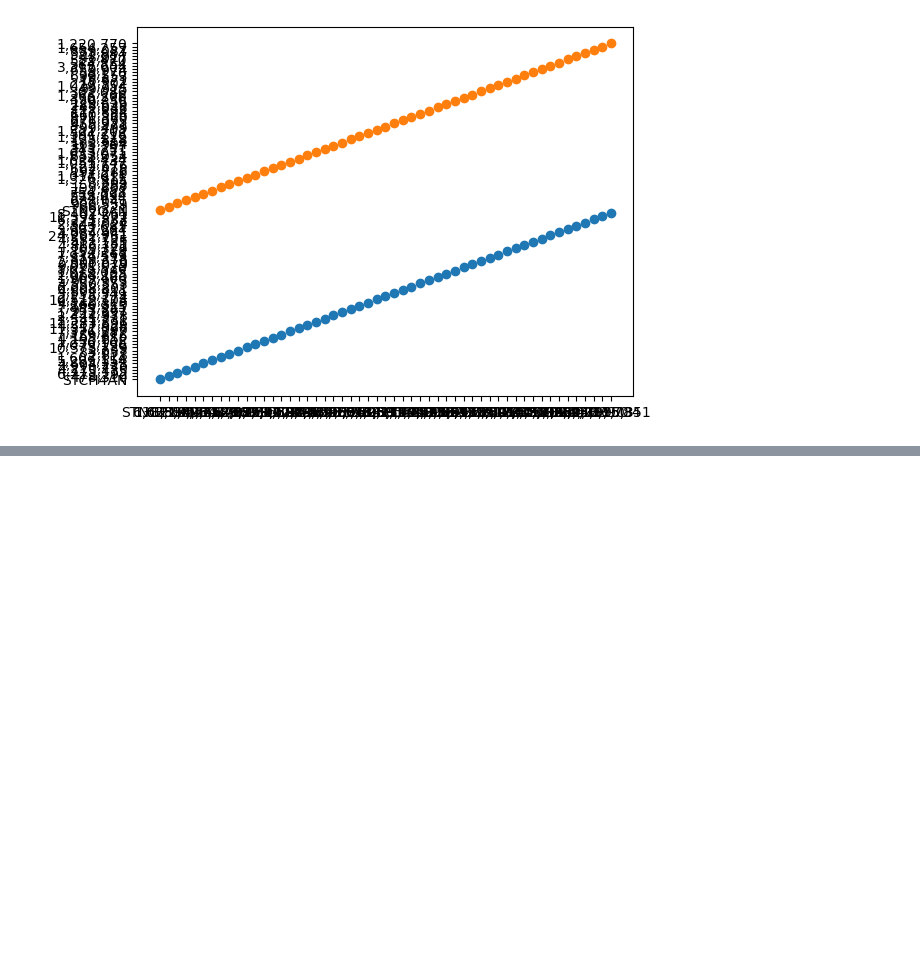
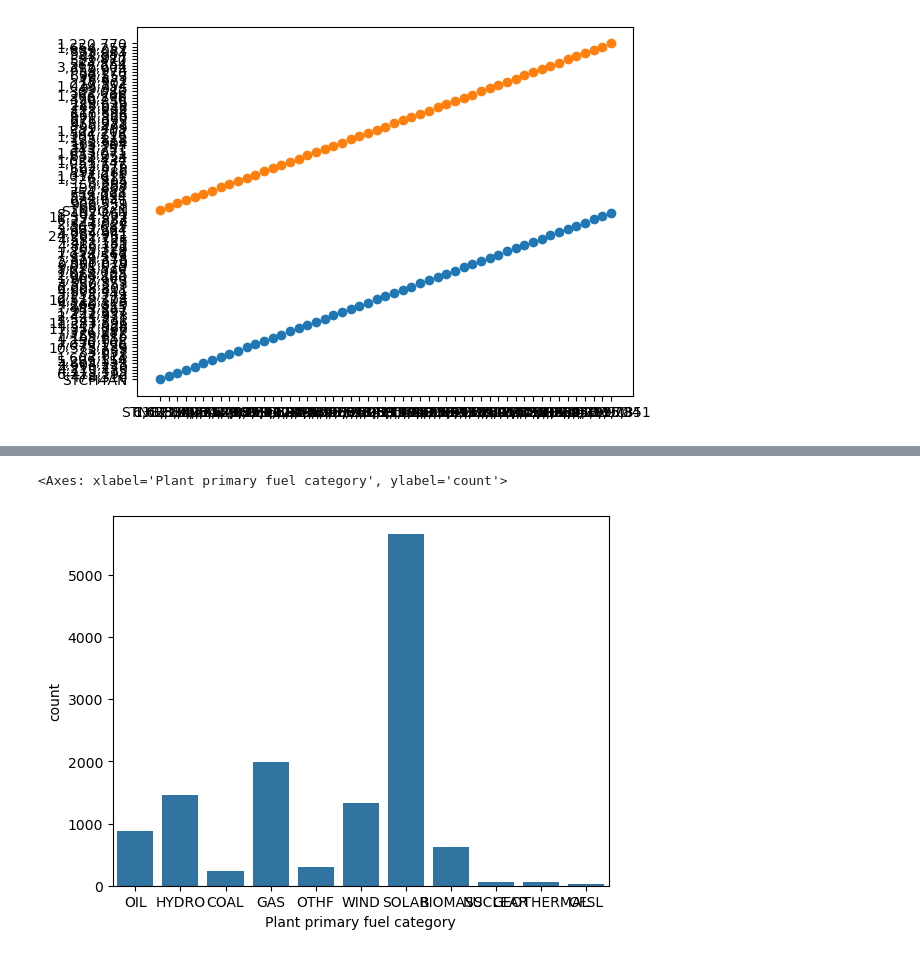
Before and after one commit to reilyfairchild/Data102_Final_Project, a Jupyter notebook: dataset_3_EDA.ipynb, the cells around one changed output, grey strips where cells are left out. Cells and saved outputs as stored; diff of their text form; code cells hidden in the pictures; blank space fills up the shorter version.

```diff
--- a/dataset_3_EDA.ipynb
+++ b/dataset_3_EDA.ipynb
@@ -119,0 +112,5 @@ egrid_plant.head()
+# %%
+sns.countplot(x= "Plant primary fuel category", data = egrid_demo)
+# %% [output]
+<Axes: xlabel='Plant primary fuel category', ylabel='count'>
+[figure, added]
```
Also changed, not shown: parts of 13 cells of this notebook.
